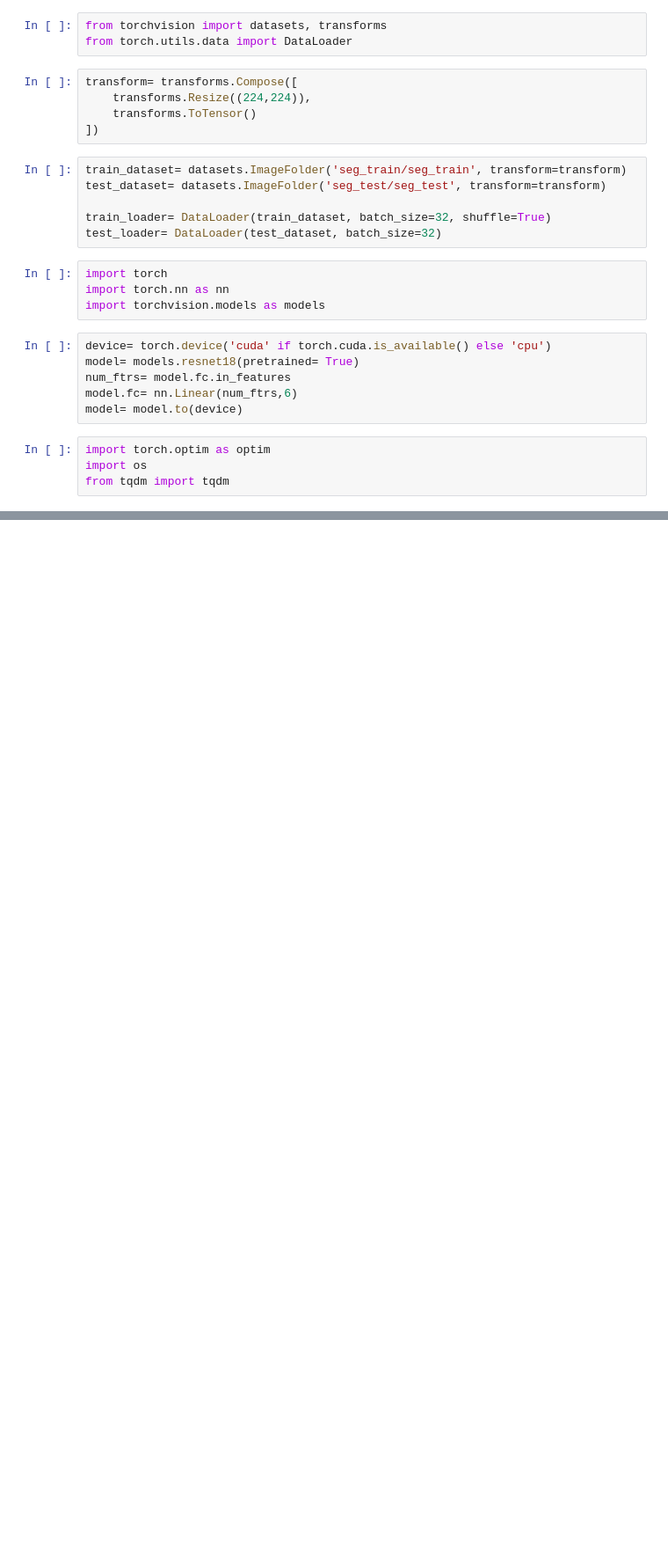
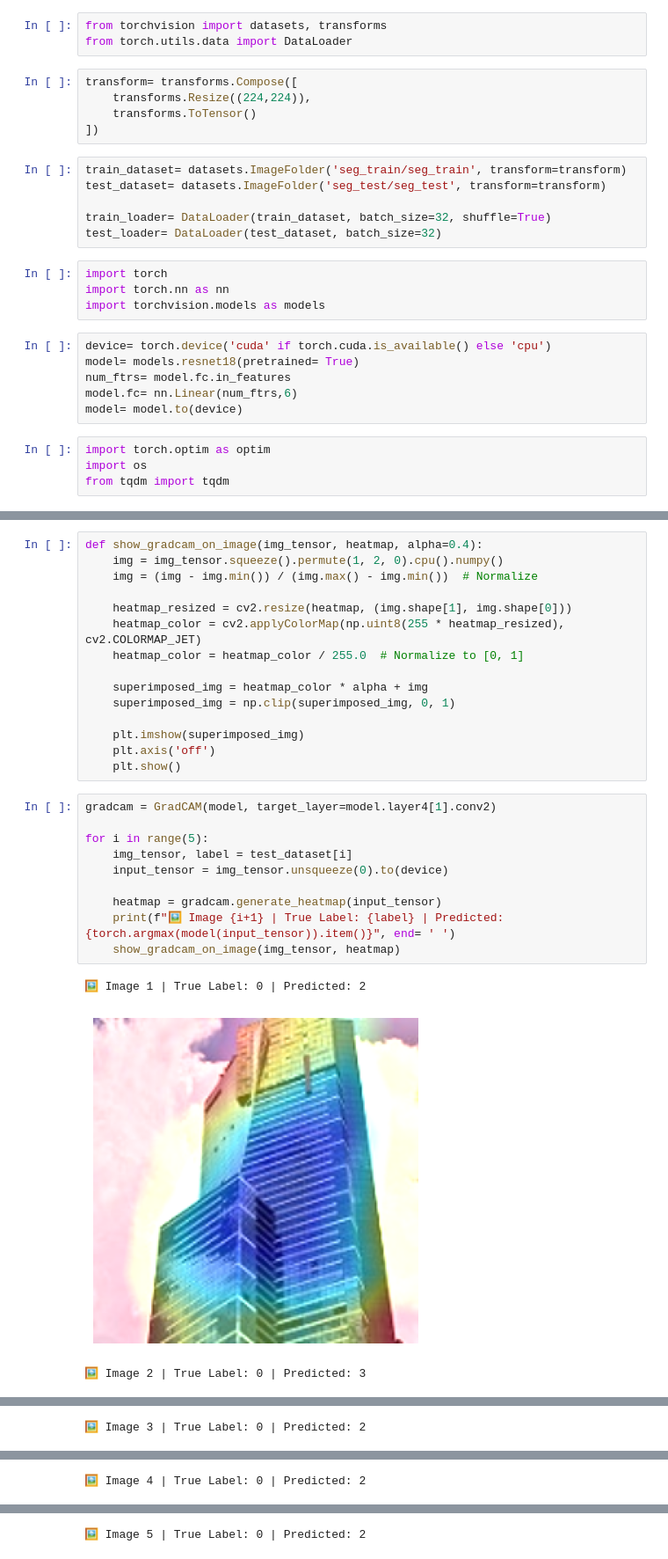
Before and after one commit to Disha-Sikka/FineTune_and_GradCam, a Jupyter notebook: FineTune_&_GradCam.ipynb, the cells around one changed output, grey strips where cells are left out. Shown at 88% size. Saved outputs shown, nothing was run; the diff lists cells and outputs as text; blank space fills up the shorter version.

Commit message:
Grad Cam

```diff
--- a/FineTune_&_GradCam.ipynb
+++ b/FineTune_&_GradCam.ipynb
@@ -95,0 +125,29 @@ Epoch [10/10], Accuracy: 98.56, Loss: 0.0448
+# %%
+def show_gradcam_on_image(img_tensor, heatmap, alpha=0.4):
+    img = img_tensor.squeeze().permute(1, 2, 0).cpu().numpy()
+    img = (img - img.min()) / (img.max() - img.min())  # Normalize
+
+    heatmap_resized = cv2.resize(heatmap, (img.shape[1], img.shape[0]))
+    heatmap_color = cv2.applyColorMap(np.uint8(255 * heatmap_resized), cv2.COLORMAP_JET)
+    heatmap_color = heatmap_color / 255.0  # Normalize to [0, 1]
+
+    superimposed_img = heatmap_color * alpha + img
+    superimposed_img = np.clip(superimposed_img, 0, 1)
+
+    plt.imshow(superimposed_img)
+    plt.axis('off')
+    plt.show()
+# %%
+gradcam = GradCAM(model, target_layer=model.layer4[1].conv2)
+
+for i in range(5):
+    img_tensor, label = test_dataset[i]
+    input_tensor = img_tensor.unsqueeze(0).to(device)
+
+    heatmap = gradcam.generate_heatmap(input_tensor)
+    print(f"🖼️ Image {i+1} | True Label: {label} | Predicted: {torch.argmax(model(input_tensor)).item()}", end= ' ')
+    show_gradcam_on_image(img_tensor, heatmap)
+# %% [output]
+🖼️ Image 1 | True Label: 0 | Predicted: 2
+[figure, added]
+🖼️ Image 2 | True Label: 0 | Predicted: 3
@@ -95,0 +155 @@ Epoch [10/10], Accuracy: 98.56, Loss: 0.0448
+🖼️ Image 3 | True Label: 0 | Predicted: 2
@@ -95,0 +157 @@ Epoch [10/10], Accuracy: 98.56, Loss: 0.0448
+🖼️ Image 4 | True Label: 0 | Predicted: 2
@@ -95,0 +159 @@ Epoch [10/10], Accuracy: 98.56, Loss: 0.0448
+🖼️ Image 5 | True Label: 0 | Predicted: 2
```
Also changed, not shown: parts of 6 cells of this notebook.
